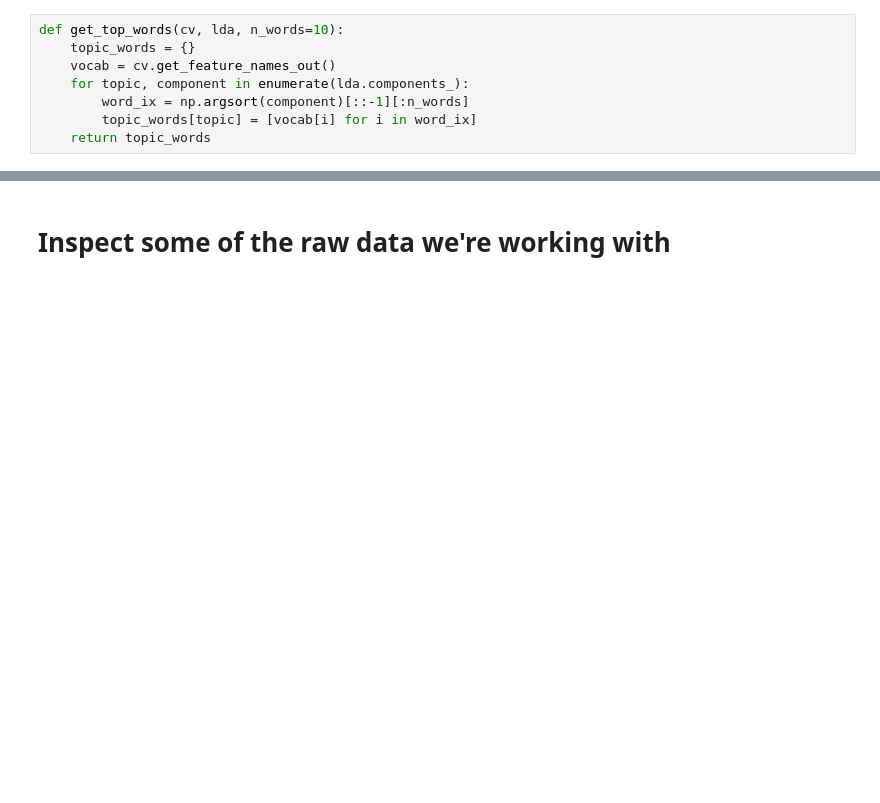
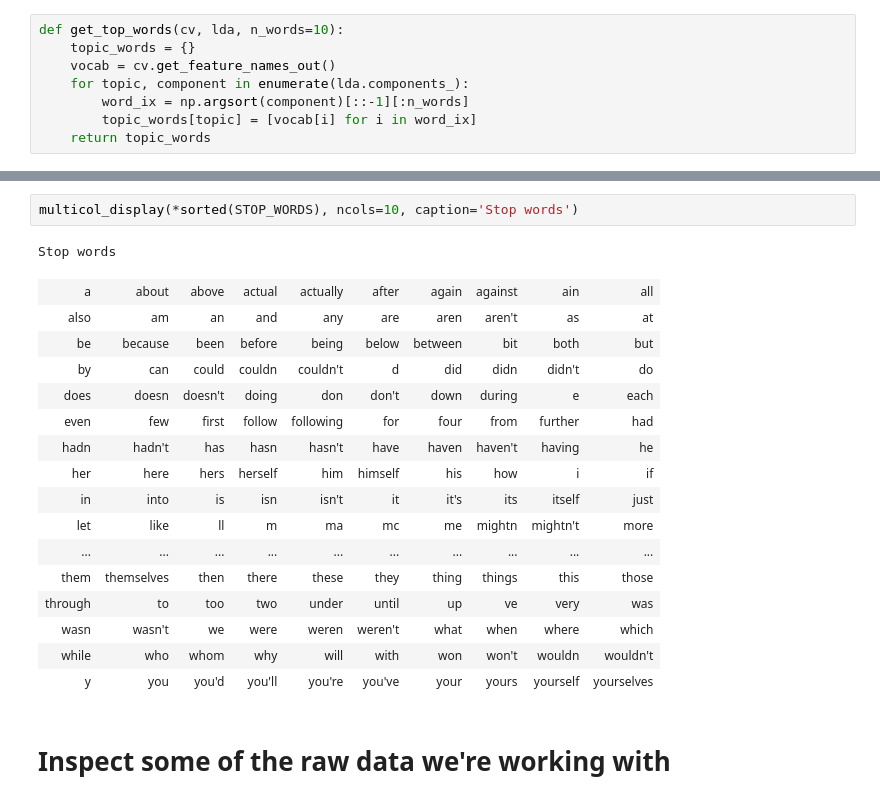
Before and after one commit to ContextLab/efficient-learning-khan, a Jupyter notebook: code/notebooks/1_model-course-content.ipynb, the cells around one changed output, grey strips where cells are left out. Saved outputs shown, nothing was run; the diff lists cells and outputs as text; blank space fills up the shorter version.

```diff
--- a/code/notebooks/1_model-course-content.ipynb
+++ b/code/notebooks/1_model-course-content.ipynb
@@ -95,3 +80,23 @@ Modeling parameters
+# %%
+multicol_display(*sorted(STOP_WORDS), ncols=10, caption='Stop words')
+# %% [output]
+Stop words
+| a | about | above | actual | actually | after | again | against | ain | all |
+| also | am | an | and | any | are | aren | aren't | as | at |
+| be | because | been | before | being | below | between | bit | both | but |
+| by | can | could | couldn | couldn't | d | did | didn | didn't | do |
+| does | doesn | doesn't | doing | don | don't | down | during | e | each |
+| even | few | first | follow | following | for | four | from | further | had |
+| hadn | hadn't | has | hasn | hasn't | have | haven | haven't | having | he |
+| her | here | hers | herself | him | himself | his | how | i | if |
+| in | into | is | isn | isn't | it | it's | its | itself | just |
+| let | like | ll | m | ma | mc | me | mightn | mightn't | more |
+| ... | ... | ... | ... | ... | ... | ... | ... | ... | ... |
+| them | themselves | then | there | these | they | thing | things | this | those |
+| through | to | too | two | under | until | up | ve | very | was |
+| wasn | wasn't | we | were | weren | weren't | what | when | where | which |
+| while | who | whom | why | will | with | won | won't | wouldn | wouldn't |
+| y | you | you'd | you'll | you're | you've | your | yours | yourself | yourselves |
 # %% [markdown]
 # Inspect some of the raw data we're working with
 # %%
```
Also changed, not shown: parts of 4 cells of this notebook, 3 other files.
